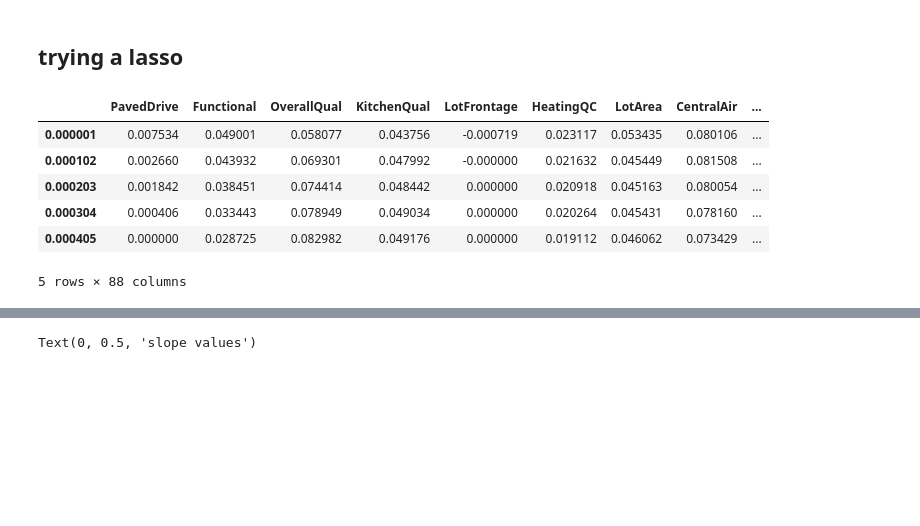
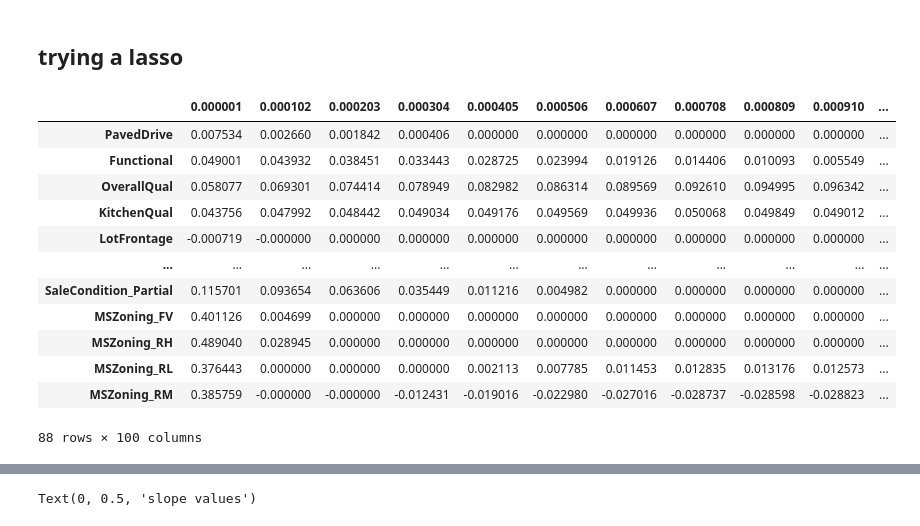
Before and after one commit to evgeniya-engel/ameshousing, a Jupyter notebook: Casey/modeling.ipynb, the cells around one changed output, grey strips where cells are left out. Drawn from its saved outputs; the diff is of its cells as text; code cells hidden in the pictures; blank space fills up the shorter version.

```diff
--- a/Casey/modeling.ipynb
+++ b/Casey/modeling.ipynb
@@ -208,31 +210,37 @@ lasso = Lasso()
 # %%
 lasso.set_params(normalize=True, max_iter = 10000) # standard scalar is giving us grief :/
 
 lasso_scores_train = []
 lasso_scores_test = []
 coefs_lasso  = []
 
 alphas = np.linspace(0.000001, .01,100)
 
 for alpha in alphas:
     lasso.set_params(alpha=alpha) # try new alpha level
     lasso.fit(Xtrain, ytrain) # fit test data
     lasso_scores_train.append(lasso.score(Xtrain,ytrain)) # record R2 train
     lasso_scores_test.append(lasso.score(Xtest,ytest)) # record R2 test
     coefs_lasso.append(lasso.coef_) # record coef values
 
 lasso_scores_train = pd.Series(lasso_scores_train)
 lasso_scores_test  = pd.Series(lasso_scores_test)
 coefs_lasso = pd.DataFrame(coefs_lasso, index = alphas, columns = Xtrain.columns)
-coefs_lasso.head()
+coefs_lasso.T
 # %% [output]
-|  | PavedDrive | Functional | OverallQual | KitchenQual | LotFrontage | HeatingQC | LotArea | CentralAir | ... |
-| 0.000001 | 0.007534 | 0.049001 | 0.058077 | 0.043756 | -0.000719 | 0.023117 | 0.053435 | 0.080106 | ... |
-| 0.000102 | 0.002660 | 0.043932 | 0.069301 | 0.047992 | -0.000000 | 0.021632 | 0.045449 | 0.081508 | ... |
-| 0.000203 | 0.001842 | 0.038451 | 0.074414 | 0.048442 | 0.000000 | 0.020918 | 0.045163 | 0.080054 | ... |
-| 0.000304 | 0.000406 | 0.033443 | 0.078949 | 0.049034 | 0.000000 | 0.020264 | 0.045431 | 0.078160 | ... |
-| 0.000405 | 0.000000 | 0.028725 | 0.082982 | 0.049176 | 0.000000 | 0.019112 | 0.046062 | 0.073429 | ... |
+|  | 0.000001 | 0.000102 | 0.000203 | 0.000304 | 0.000405 | 0.000506 | 0.000607 | 0.000708 | 0.000809 | 0.000910 | ... |
+| PavedDrive | 0.007534 | 0.002660 | 0.001842 | 0.000406 | 0.000000 | 0.000000 | 0.000000 | 0.000000 | 0.000000 | 0.000000 | ... |
+| Functional | 0.049001 | 0.043932 | 0.038451 | 0.033443 | 0.028725 | 0.023994 | 0.019126 | 0.014406 | 0.010093 | 0.005549 | ... |
+| OverallQual | 0.058077 | 0.069301 | 0.074414 | 0.078949 | 0.082982 | 0.086314 | 0.089569 | 0.092610 | 0.094995 | 0.096342 | ... |
+| KitchenQual | 0.043756 | 0.047992 | 0.048442 | 0.049034 | 0.049176 | 0.049569 | 0.049936 | 0.050068 | 0.049849 | 0.049012 | ... |
+| LotFrontage | -0.000719 | -0.000000 | 0.000000 | 0.000000 | 0.000000 | 0.000000 | 0.000000 | 0.000000 | 0.000000 | 0.000000 | ... |
+| ... | ... | ... | ... | ... | ... | ... | ... | ... | ... | ... | ... |
+| SaleCondition_Partial | 0.115701 | 0.093654 | 0.063606 | 0.035449 | 0.011216 | 0.004982 | 0.000000 | 0.000000 | 0.000000 | 0.000000 | ... |
+| MSZoning_FV | 0.401126 | 0.004699 | 0.000000 | 0.000000 | 0.000000 | 0.000000 | 0.000000 | 0.000000 | 0.000000 | 0.000000 | ... |
+| MSZoning_RH | 0.489040 | 0.028945 | 0.000000 | 0.000000 | 0.000000 | 0.000000 | 0.000000 | 0.000000 | 0.000000 | 0.000000 | ... |
+| MSZoning_RL | 0.376443 | 0.000000 | 0.000000 | 0.000000 | 0.002113 | 0.007785 | 0.011453 | 0.012835 | 0.013176 | 0.012573 | ... |
+| MSZoning_RM | 0.385759 | -0.000000 | -0.000000 | -0.012431 | -0.019016 | -0.022980 | -0.027016 | -0.028737 | -0.028598 | -0.028823 | ... |
-5 rows × 88 columns
+88 rows × 100 columns
 # %%
 results = pd.concat((lasso_scores_train, lasso_scores_test),axis=1)
 # %%
```
Also changed, not shown: parts of 12 cells of this notebook, 2 other files.
